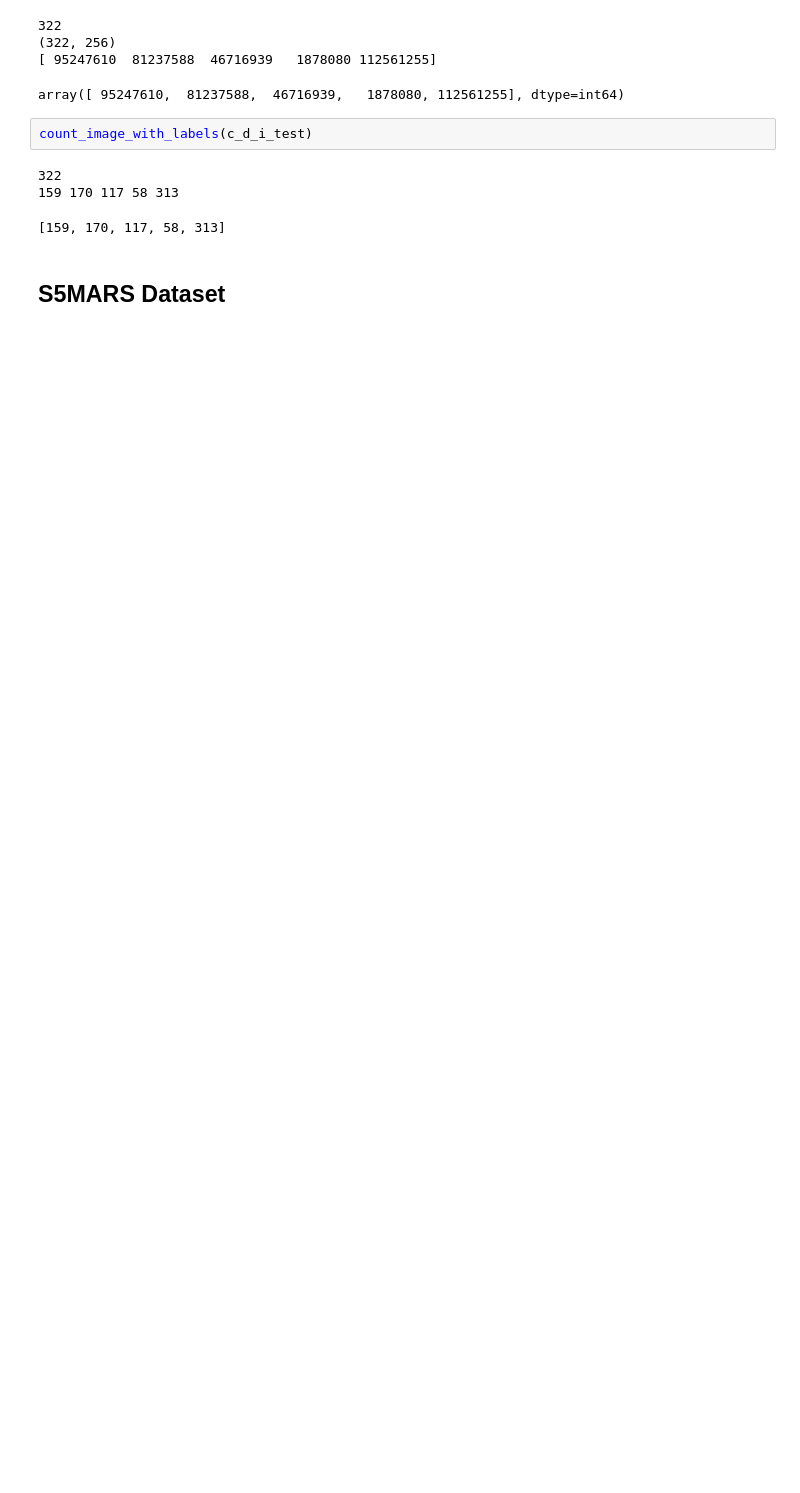
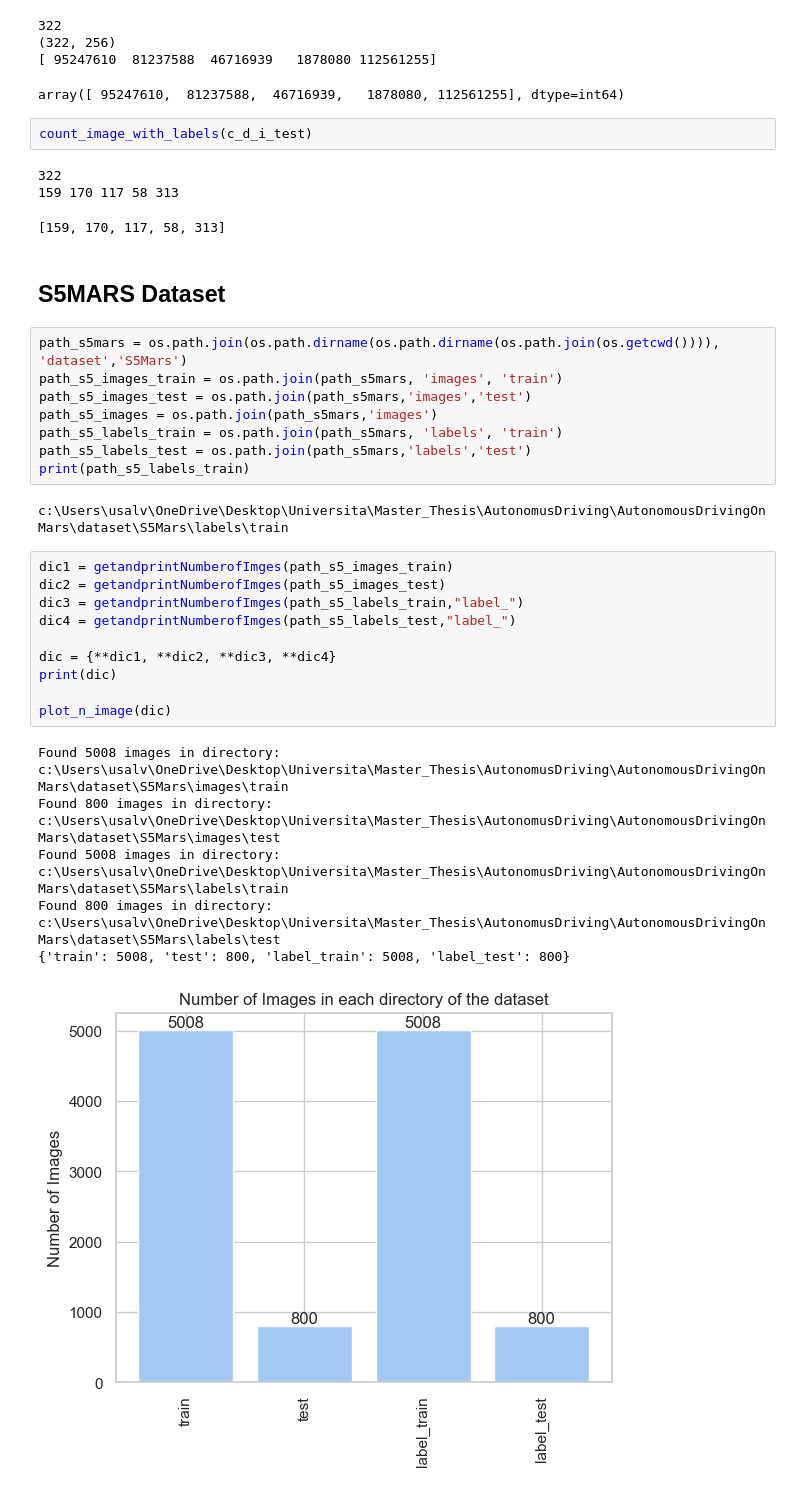
Before and after one commit to Coccoexe/AutonomousDrivingOnMars, a Jupyter notebook: src/dataset/analysis_and_exloration.ipynb, the cells around one changed output. Cells and saved outputs as stored; diff of their text form; blank space fills up the shorter version.

```diff
--- a/src/dataset/analysis_and_exloration.ipynb
+++ b/src/dataset/analysis_and_exloration.ipynb
@@ -404,3 +458,30 @@ count_image_with_labels(c_d_i_test)
 [159, 170, 117, 58, 313]
 # %% [markdown]
 ## S5MARS Dataset
+# %%
+path_s5mars = os.path.join(os.path.dirname(os.path.dirname(os.path.join(os.getcwd()))), 'dataset','S5Mars')
+path_s5_images_train = os.path.join(path_s5mars, 'images', 'train')
+path_s5_images_test = os.path.join(path_s5mars,'images','test')
+path_s5_images = os.path.join(path_s5mars,'images')
+path_s5_labels_train = os.path.join(path_s5mars, 'labels', 'train')
+path_s5_labels_test = os.path.join(path_s5mars,'labels','test')
+print(path_s5_labels_train)
+# %% [output]
+c:\Users\usalv\OneDrive\Desktop\Universita\Master_Thesis\AutonomusDriving\AutonomousDrivingOnMars\dataset\S5Mars\labels\train
+# %%
+dic1 = getandprintNumberofImges(path_s5_images_train)
+dic2 = getandprintNumberofImges(path_s5_images_test)
+dic3 = getandprintNumberofImges(path_s5_labels_train,"label_")
+dic4 = getandprintNumberofImges(path_s5_labels_test,"label_")
+
+dic = {**dic1, **dic2, **dic3, **dic4}
+print(dic)
+
+plot_n_image(dic)
+# %% [output]
+Found 5008 images in directory: c:\Users\usalv\OneDrive\Desktop\Universita\Master_Thesis\AutonomusDriving\AutonomousDrivingOnMars\dataset\S5Mars\images\train
+Found 800 images in directory: c:\Users\usalv\OneDrive\Desktop\Universita\Master_Thesis\AutonomusDriving\AutonomousDrivingOnMars\dataset\S5Mars\images\test
+Found 5008 images in directory: c:\Users\usalv\OneDrive\Desktop\Universita\Master_Thesis\AutonomusDriving\AutonomousDrivingOnMars\dataset\S5Mars\labels\train
+Found 800 images in directory: c:\Users\usalv\OneDrive\Desktop\Universita\Master_Thesis\AutonomusDriving\AutonomousDrivingOnMars\dataset\S5Mars\labels\test
+{'train': 5008, 'test': 800, 'label_train': 5008, 'label_test': 800}
+[figure, added]
```
Also changed, not shown: parts of 31 cells of this notebook, 30 other files.
